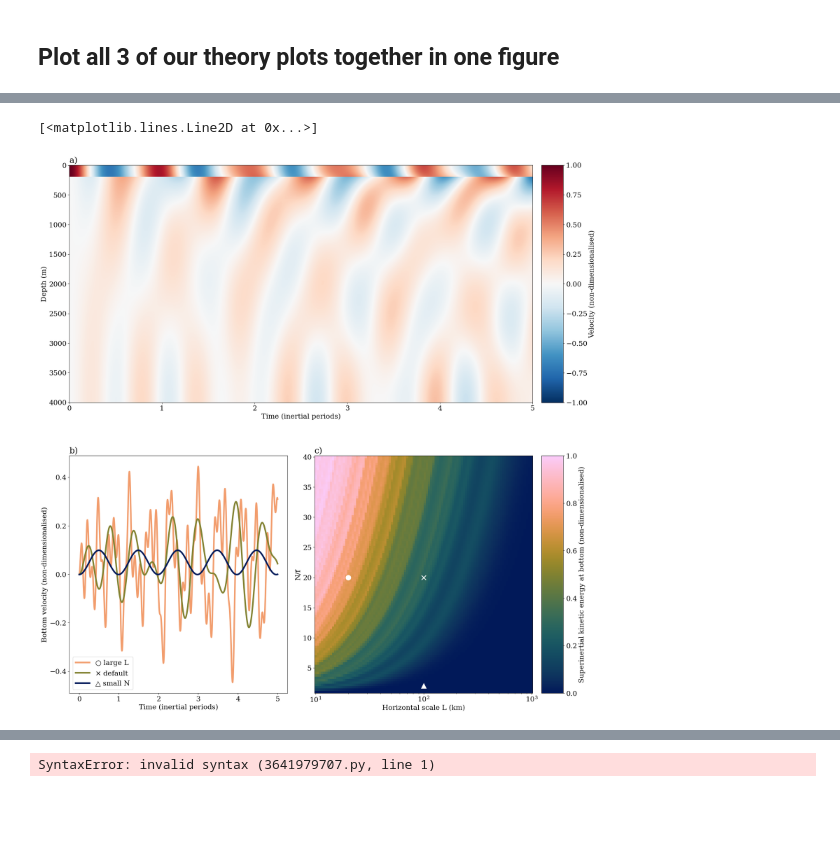
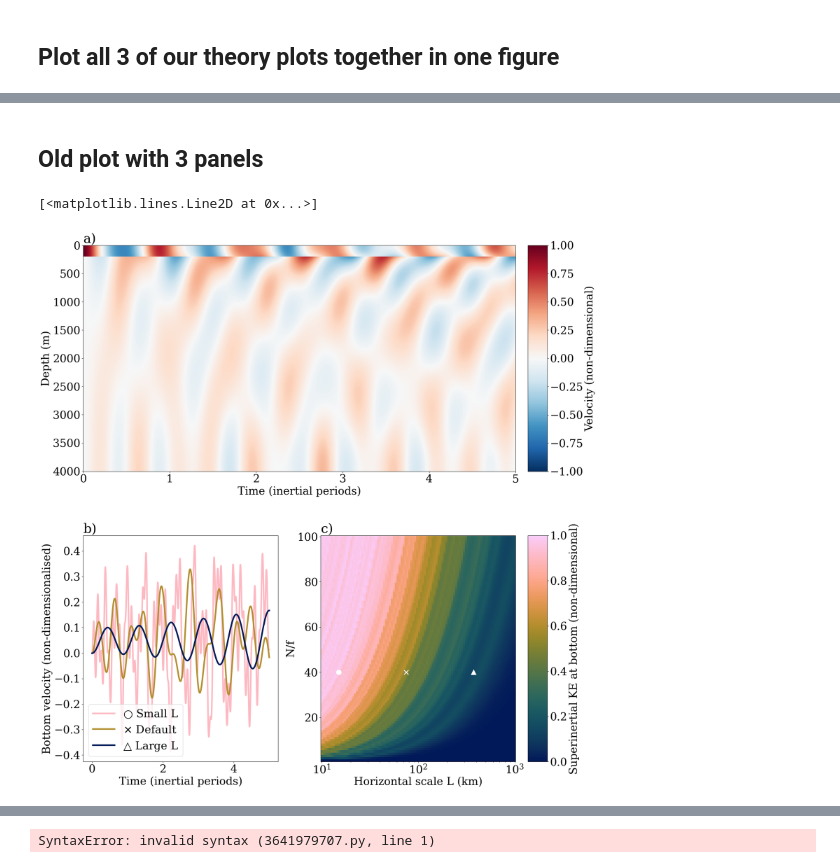
Before and after one commit to ashjbarnes/topographic-NIWs, a Jupyter notebook: analysis_notebooks/dephase_plots.ipynb, the cells around one changed output, grey strips where cells are left out. Drawn from its saved outputs; the diff is of its cells as text; code cells hidden in the pictures; blank space fills up the shorter version.

```diff
--- a/analysis_notebooks/dephase_plots.ipynb
+++ b/analysis_notebooks/dephase_plots.ipynb
@@ -130,6 +138,6 @@ energies = xr.DataArray(
 energies.to_netcdf("/g/data/v45/ab8992/forfigure.nc")
 # %%
 # energies.to_netcdf("/g/data/v45/ab8992/bottomiw_energiesforfigure.nc")
-energies = xr.open_dataarray("/g/data/v45/ab8992/bottomiw_energiesforfigure.nc")
+energies = xr.open_dataarray("/g/data/v45/ab8992/forfigure.nc")
 # %% [markdown]
 ## Plot all 3 of our theory plots together in one figure
@@ -136,9 +226,11 @@ energies = xr.open_dataarray("/g/data/v45/ab8992/bottomiw_energiesforfigure.nc")
+# %% [markdown]
+## Old plot with 3 panels
 # %%
 cmap = cmc.batlow
 
 font = {'family' : 'serif',
         'weight':'normal',
-        'size'   : 18}
+        'size'   : 28}
 plt.rcParams.update({'font.family': font['family'],
                      'font.weight': font['weight'],
                      'font.size': font['size']})
@@ -152,12 +244,12 @@ ax3 = fig.add_subplot(gs[2, 1])
 
 cax1 = fig.add_subplot(gs[0, 2])  # First row, second column
 cax2 = fig.add_subplot(gs[2, 2])  # First row, second column
-fig.colorbar(plt.cm.ScalarMappable(norm=plt.Normalize(-1, 1), cmap="RdBu_r"), cax = cax1,label = "Velocity (non-dimensionalised)")
-fig.colorbar(plt.cm.ScalarMappable(norm=plt.Normalize(0, 1), cmap=cmap), cax=cax2,label = "Superinertial kinetic energy at bottom (non-dimensionalised)")
+fig.colorbar(plt.cm.ScalarMappable(norm=plt.Normalize(-1, 1), cmap="RdBu_r"), cax = cax1,label = "Velocity (non-dimensional)")
+fig.colorbar(plt.cm.ScalarMappable(norm=plt.Normalize(0, 1), cmap=cmap), cax=cax2,label = "Superinertial KE at bottom (non-dimensional)")
 
-# u_smallscale = u_decomp_constN(500,l=l * 5,periods = 5)
-# u_default = u_decomp_constN(500,l = l,periods = 5)
-# u_smallN = u_decomp_constN(500,N = 2,periods = 5)
+u_smallscale = u_decomp_constN(500,l=l * 5,N = 40,periods = 5)
+u_default = u_decomp_constN(500,l = l,N = 40,periods = 5)
+u_smallN = u_decomp_constN(500,l = l /5,N = 40,periods = 5)
 
 u_default.rename("u (m/s)").assign_coords({"time":u_default.time / (np.pi * 2 / (3600 * 1e-4))}).plot(ax = ax1,cmap = "RdBu_r",add_colorbar = False)
 ax1.invert_yaxis()
@@ -168,40 +260,40 @@ ax1.set_title("a)",loc = "left")
 # ax1.set_title(r"Evolution of surface layer velocity with $L = 100km$, $N = 20f$")
 
 c1 = cmap(0)
-c2 = cmap(0.5)
-c3 = cmap(0.75)
+c2 = cmap(0.6)
+c3 = cmap(0.9)
 
 u_smallscale.assign_coords({"time":u_default.time / (np.pi * 2 / (3600 * 1e-4))}).isel(zl = -1).plot(
-        ax = ax2,label = r"$\bigcirc$ large L ",color = c3,linewidth = 4
+        ax = ax2,label = r"$\bigcirc$ Small L ",color = c3,linewidth = 4
         )
 u_default.assign_coords({"time":u_default.time / (np.pi * 2 / (3600 * 1e-4))}).isel(zl = -1).plot(
-        ax = ax2,label = r"$\times$ default",color = c2,linewidth = 4
+        ax = ax2,label = r"$\times$ Default",color = c2,linewidth = 4
         )
 u_smallN.assign_coords({"time":u_default.time / (np.pi * 2 / (3600 * 1e-4))}).isel(zl = -1).plot(
-        ax = ax2,label = r"$\bigtriangleup$ small N ",color = c1,linewidth = 4
+        ax = ax2,label = r"$\bigtriangleup$ Large L ",color = c1,linewidth = 4
         )
 # u_largel.isel(zl = -1).plot(ax = ax[1,1])
 # ax2.set_title("Bottom velocity")
 ax2.legend()
 ax2.set_title("")
 ax2.set_ylabel("Bottom velocity (non-dimensionalised)")
 ax2.set_xlabel("Time (inertial periods)")
 ax2.set_title("b)",loc = "left")
 
 
 (energies.sel(l = slice(10,None)).rename("Scaled energy")).plot(ax = ax3,cmap = cmap,y = "N",add_colorbar = False)
 ax3.set_xscale("log")
 ax3.set_ylabel("N/f")
 ax3.set_xlabel("Horizontal scale L (km)")
 # ax3.set_title("Superinertial kinetic energy at bottom")
 ax3.set_title("c)",loc = "left")
 # Add X to show defaul and large l positions
 
-ax3.plot((2 * np.pi / l)/1000, 20, 'x', color='white', markersize=12, markeredgewidth=2)
-ax3.plot((2 * np.pi / (l * 5))/1000, 20, 'o', color='white', markersize=12, markeredgewidth=2)
-ax3.plot((2 * np.pi / (l))/1000, 2, '^', color='white', markersize=12, markeredgewidth=2)
+ax3.plot((2 * np.pi / l)/1000, 40, 'x', color='white', markersize=12, markeredgewidth=2)
+ax3.plot((2 * np.pi / (l * 5))/1000, 40, 'o', color='white', markersize=12, markeredgewidth=2)
+ax3.plot((2 * np.pi / (l / 5))/1000, 40, '^', color='white', markersize=12, markeredgewidth=2)
 
 # plt.tight_layout()
 # %% [output]
 [<matplotlib.lines.Line2D at 0x...>]
-[figure, old version]
+[figure, new version]
```
Also changed, not shown: parts of 6 cells of this notebook, 8 other files.
